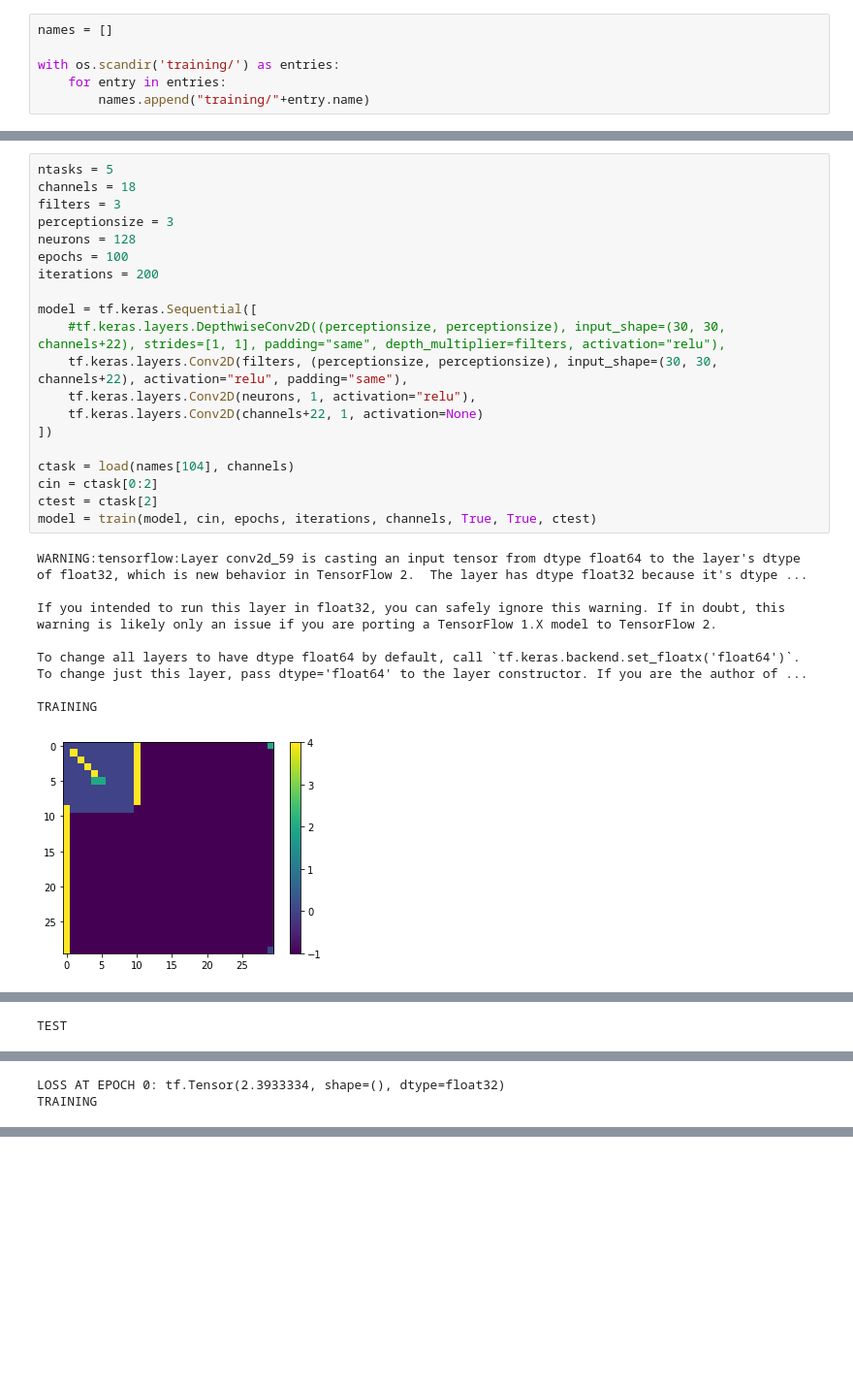
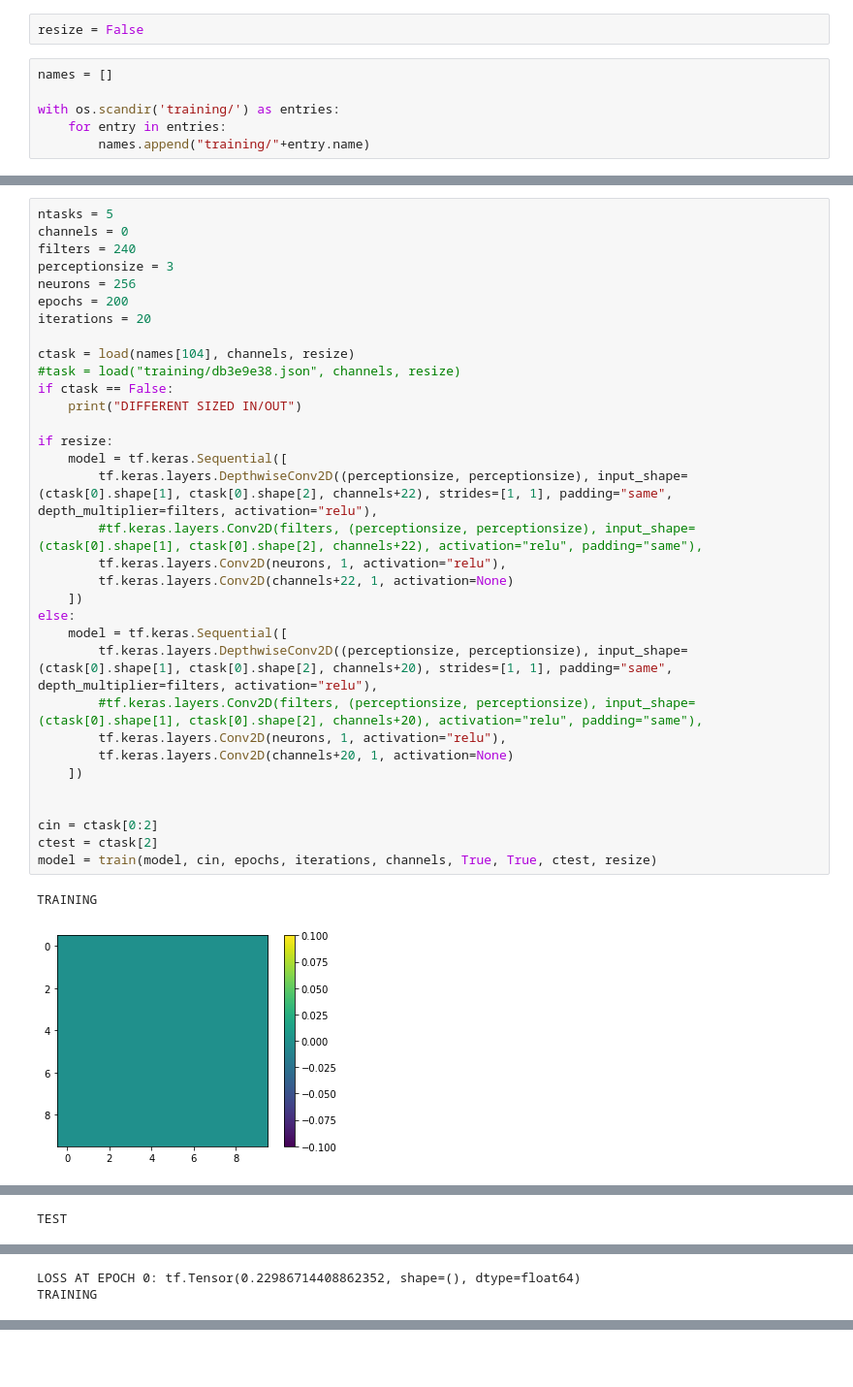
Before and after one commit to HarveyBrezinaConniffe/ARC, a Jupyter notebook: DIFREP.ipynb, the cells around one changed output, grey strips where cells are left out. Shown: that part at 97% size. Cells and saved outputs as stored; diff of their text form; blank space fills up the shorter version.

```diff
--- a/DIFREP.ipynb
+++ b/DIFREP.ipynb
@@ -24,3 +25,5 @@ random.seed(random)
+# %%
+resize = False
 # %%
 names = []
 
@@ -152,30 +214,37 @@ def train(model, ctask, epochs, iterations, channels, verbose=False, validate=Fa
     return model
 # %%
 ntasks = 5
-channels = 18
-filters = 3
+channels = 0
+filters = 240
 perceptionsize = 3
-neurons = 128
-epochs = 100
-iterations = 200
+neurons = 256
+epochs = 200
+iterations = 20
 
-model = tf.keras.Sequential([
-    #tf.keras.layers.DepthwiseConv2D((perceptionsize, perceptionsize), input_shape=(30, 30, channels+22), strides=[1, 1], padding="same", depth_multiplier=filters, activation="relu"),
-    tf.keras.layers.Conv2D(filters, (perceptionsize, perceptionsize), input_shape=(30, 30, channels+22), activation="relu", padding="same"),
-    tf.keras.layers.Conv2D(neurons, 1, activation="relu"),
-    tf.keras.layers.Conv2D(channels+22, 1, activation=None)
-])
+ctask = load(names[104], channels, resize)
+#task = load("training/db3e9e38.json", channels, resize)
+if ctask == False:
+    print("DIFFERENT SIZED IN/OUT")
 
-ctask = load(names[104], channels)
+if resize:
+    model = tf.keras.Sequential([
+        tf.keras.layers.DepthwiseConv2D((perceptionsize, perceptionsize), input_shape=(ctask[0].shape[1], ctask[0].shape[2], channels+22), strides=[1, 1], padding="same", depth_multiplier=filters, activation="relu"),
+        #tf.keras.layers.Conv2D(filters, (perceptionsize, perceptionsize), input_shape=(ctask[0].shape[1], ctask[0].shape[2], channels+22), activation="relu", padding="same"),
+        tf.keras.layers.Conv2D(neurons, 1, activation="relu"),
+        tf.keras.layers.Conv2D(channels+22, 1, activation=None)
+    ])
+else:
+    model = tf.keras.Sequential([
+        tf.keras.layers.DepthwiseConv2D((perceptionsize, perceptionsize), input_shape=(ctask[0].shape[1], ctask[0].shape[2], channels+20), strides=[1, 1], padding="same", depth_multiplier=filters, activation="relu"),
+        #tf.keras.layers.Conv2D(filters, (perceptionsize, perceptionsize), input_shape=(ctask[0].shape[1], ctask[0].shape[2], channels+20), activation="relu", padding="same"),
+        tf.keras.layers.Conv2D(neurons, 1, activation="relu"),
+        tf.keras.layers.Conv2D(channels+20, 1, activation=None)
+    ])
+
+
 cin = ctask[0:2]
 ctest = ctask[2]
-model = train(model, cin, epochs, iterations, channels, True, True, ctest)
+model = train(model, cin, epochs, iterations, channels, True, True, ctest, resize)
 # %% [output]
-WARNING:tensorflow:Layer conv2d_59 is casting an input tensor from dtype float64 to the layer's dtype of float32, which is new behavior in TensorFlow 2.  The layer has dtype float32 because it's dtype ...
-
-If you intended to run this layer in float32, you can safely ignore this warning. If in doubt, this warning is likely only an issue if you are porting a TensorFlow 1.X model to TensorFlow 2.
-
-To change all layers to have dtype float64 by default, call `tf.keras.backend.set_floatx('float64')`. To change just this layer, pass dtype='float64' to the layer constructor. If you are the author of ...
-
 TRAINING
-[figure, old version]
+[figure, new version]
@@ -184 +252,0 @@ TRAINING
-TEST
@@ -186,2 +253,0 @@ TEST
-LOSS AT EPOCH 0: tf.Tensor(2.3933334, shape=(), dtype=float32)
-TRAINING
@@ -189,0 +256 @@ TRAINING
+TEST
@@ -190,0 +259,2 @@ TRAINING
+LOSS AT EPOCH 0: tf.Tensor(0.22986714408862352, shape=(), dtype=float64)
+TRAINING
```
Also changed, not shown: parts of 7 cells of this notebook.
